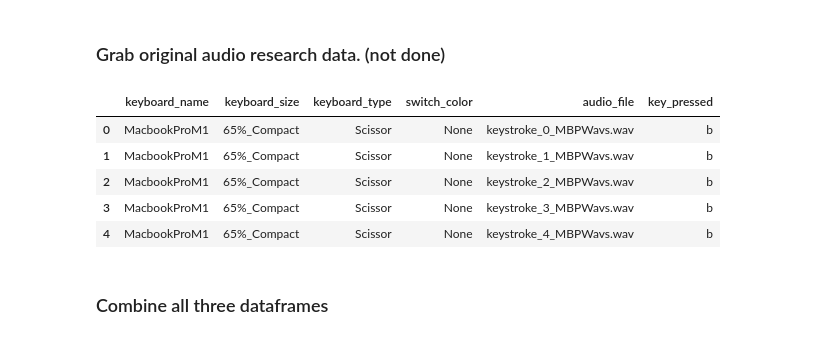
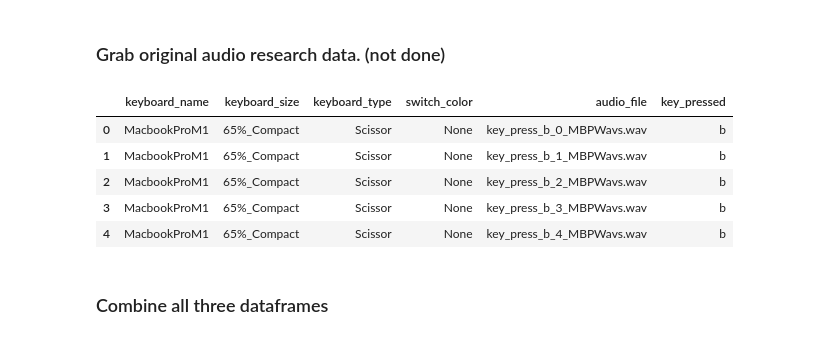
Before and after one commit to bsaleh524/keyboard_recorder, a Jupyter notebook: preprocessing/preprocessing.ipynb, the cells around one changed output. Drawn from its saved outputs; the diff is of its cells as text; code cells hidden in the pictures.

```diff
--- a/preprocessing/preprocessing.ipynb
+++ b/preprocessing/preprocessing.ipynb
@@ -40,7 +41,7 @@ else:
 # %%
 # Define the path to the data folder
 data_folder = '../data/old_data/'
-output_dir='../preprocessed_data/new_data/'
+output_dir='../preprocessed_data/'
 if not os.path.exists(output_dir):
     os.makedirs(output_dir)
 
@@ -88,7 +89,7 @@ for user_folder in os.listdir(data_folder):
 
                 # Add the user, audio file name, and key_pressed information
                 yaml_data['user'] = user_folder
-                yaml_data['audio_file'] = file_name.replace('.yaml', f'_{user_folder}.wav')
+                # yaml_data['audio_file'] = file_name.replace('.yaml', f'_{user_folder}.wav')
                 yaml_data['audio_file'] = file_name.replace('.yaml', '.wav') # Assuming audio files are in .wav format
                 yaml_data['key_pressed'] = key_pressed
 
@@ -96,8 +97,8 @@ for user_folder in os.listdir(data_folder):
 
 
                 # Copy the audio file to the output directory
-                original_audio_file = file_name
-                new_audio_file_name = yaml_data['audio_file']
+                original_audio_file = yaml_data['audio_file']
+                new_audio_file_name = original_audio_file.replace('.yaml', '.wav')
                 source_audio_file_path = os.path.join(key_folder_path, original_audio_file)
                 destination_audio_file_path = os.path.join(output_dir, new_audio_file_name)
                 shutil.copy2(source_audio_file_path, destination_audio_file_path)
@@ -219,7 +220,7 @@ def extract_keystrokes(data_folder, low_threshold, high_threshold, output_dir,
                             pad_after = padding_needed - pad_before
                             keystroke_audio = np.pad(keystroke_audio, (pad_before, pad_after), 'constant')
 
-                        output_path = os.path.join(output_dir, f'keystroke_{key_pressed}_{i}_{user_folder}.wav')
+                        output_path = os.path.join(output_dir, f'key_press_{key_pressed}_{i}_{user_folder}.wav')
                         sf.write(output_path, keystroke_audio, sr)
                         if debug:
                             print(f'Saved keystroke {i} to {output_path}')
@@ -229,7 +230,7 @@ def extract_keystrokes(data_folder, low_threshold, high_threshold, output_dir,
                                            user_keyboard_size,
                                            keyboard_type,
                                            switch_color,
-                                           f'keystroke_{i}_{user_folder}.wav',
+                                           f'key_press_{key_pressed}_{i}_{user_folder}.wav',
                                            key_pressed])
 
                     if give_plot:
@@ -258,7 +259,7 @@ def extract_keystrokes(data_folder, low_threshold, high_threshold, output_dir,
 audio_path='../data/new_data/'
 low_threshold=0.005  # Thresholds must be adjusted
 high_threshold=0.01  # Thresholds must be adjusted
-output_dir='../preprocessed_data/new_data/'
+output_dir='../preprocessed_data/'
 window_size=35
 give_plot=False
 
@@ -288,26 +289,26 @@ Continue here. Function above now works.
 # %%
 # Extract keystrokes with the chosen threshold
 audio_path='../data/research/'
 low_threshold=0.005  # Thresholds must be adjusted
 high_threshold=0.01  # Thresholds must be adjusted
-output_dir='../preprocessed_data/new_data/'
+output_dir='../preprocessed_data/'
 window_size=35
 give_plot=False
 
 research_df = extract_keystrokes(data_folder=audio_path,
                    low_threshold=low_threshold,
                    high_threshold=high_threshold,
                    output_dir=output_dir,
                    window_size=window_size,
                    give_plot=give_plot)
 research_df.head()
 # %% [output]
 |  | keyboard_name | keyboard_size | keyboard_type | switch_color | audio_file | key_pressed |
-| 0 | MacbookProM1 | 65%_Compact | Scissor | None | keystroke_0_MBPWavs.wav | b |
-| 1 | MacbookProM1 | 65%_Compact | Scissor | None | keystroke_1_MBPWavs.wav | b |
-| 2 | MacbookProM1 | 65%_Compact | Scissor | None | keystroke_2_MBPWavs.wav | b |
-| 3 | MacbookProM1 | 65%_Compact | Scissor | None | keystroke_3_MBPWavs.wav | b |
-| 4 | MacbookProM1 | 65%_Compact | Scissor | None | keystroke_4_MBPWavs.wav | b |
+| 0 | MacbookProM1 | 65%_Compact | Scissor | None | key_press_b_0_MBPWavs.wav | b |
+| 1 | MacbookProM1 | 65%_Compact | Scissor | None | key_press_b_1_MBPWavs.wav | b |
+| 2 | MacbookProM1 | 65%_Compact | Scissor | None | key_press_b_2_MBPWavs.wav | b |
+| 3 | MacbookProM1 | 65%_Compact | Scissor | None | key_press_b_3_MBPWavs.wav | b |
+| 4 | MacbookProM1 | 65%_Compact | Scissor | None | key_press_b_4_MBPWavs.wav | b |
 # %% [markdown]
 ### Combine all three dataframes
 # %%
```
Also changed, not shown: parts of 7 cells of this notebook, 5 other files.
